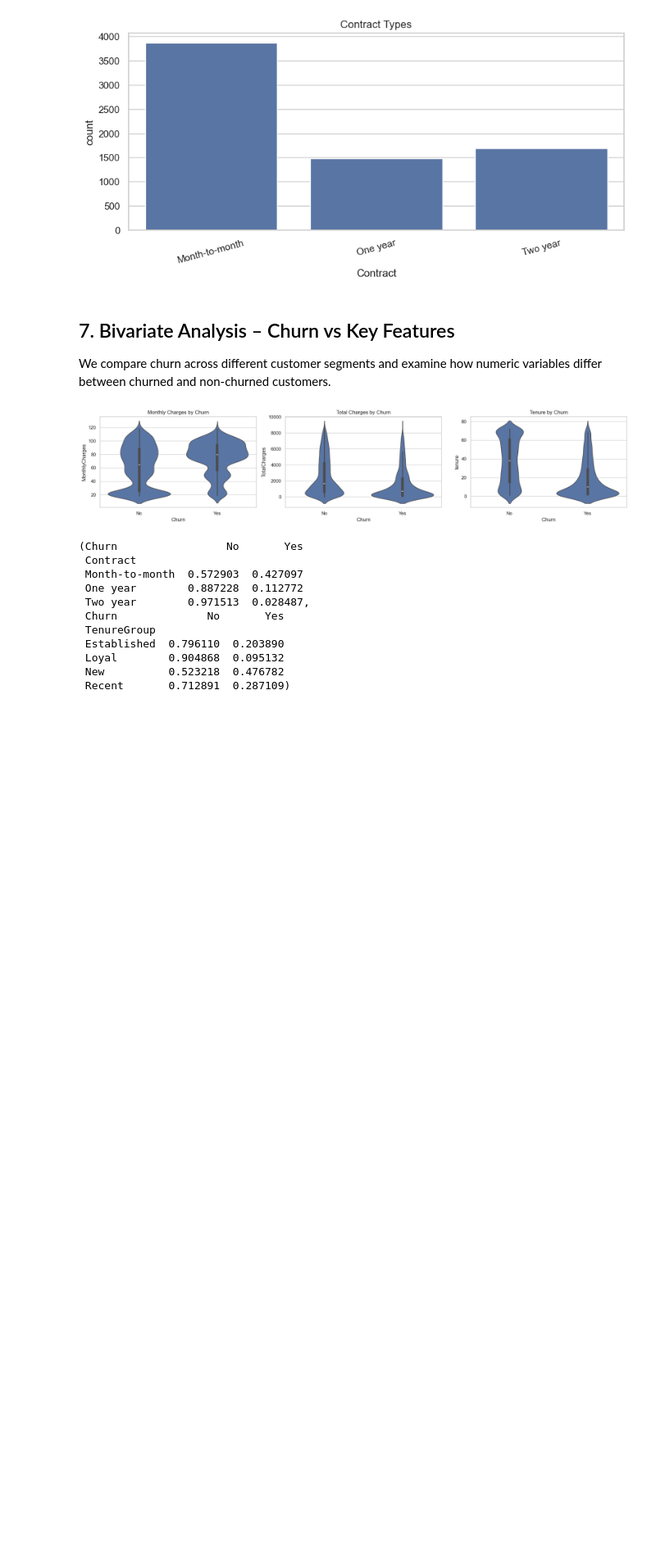
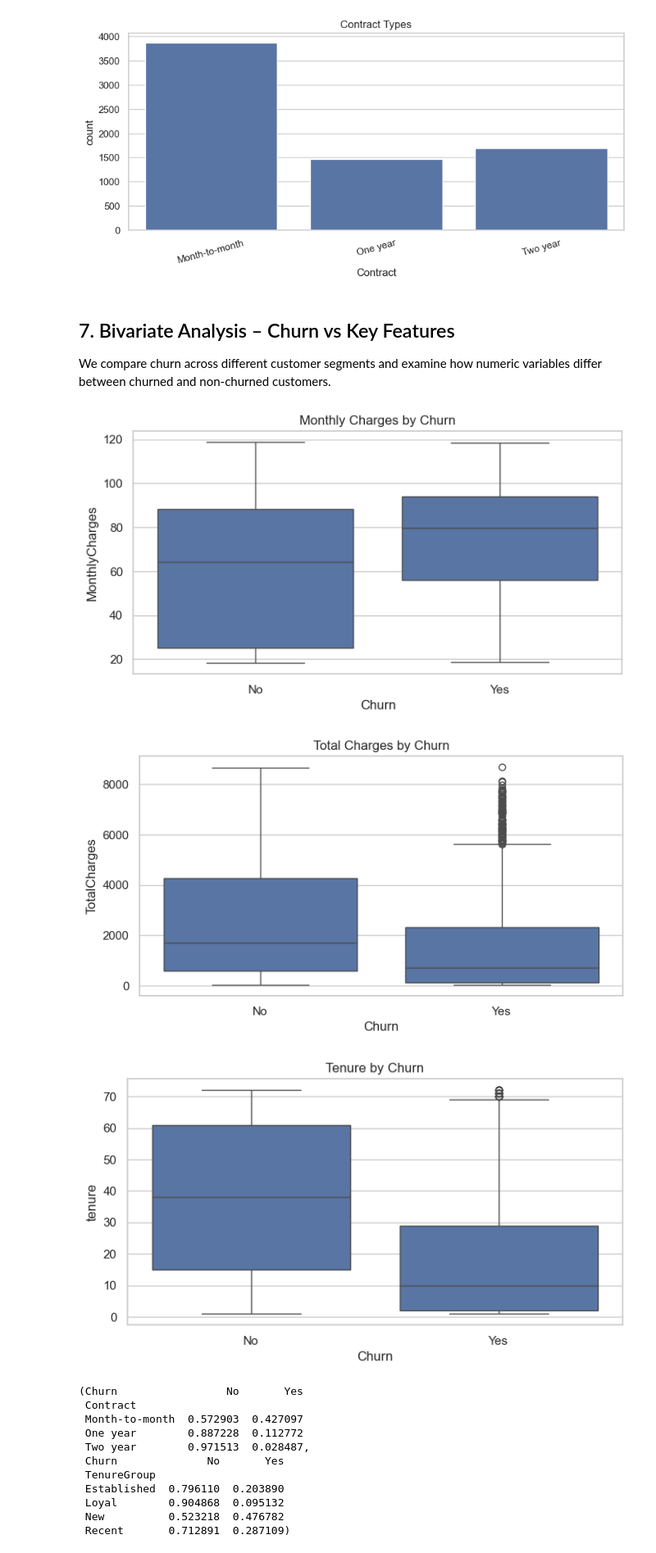
Before and after one commit to Anandsalimath/telecom_churn_EDA, a Jupyter notebook: EDA_Telco_Customer_Churn_Group3.ipynb, the cells around one changed output. Shown at 82% size. Drawn from its saved outputs; the diff is of its cells as text; code cells hidden in the pictures; blank space fills up the shorter version.

```diff
--- a/EDA_Telco_Customer_Churn_Group3.ipynb
+++ b/EDA_Telco_Customer_Churn_Group3.ipynb
@@ -21,7 +21,7 @@ pd.set_option("display.max_columns", 50)
 We load the Telco Customer Churn CSV file into a pandas DataFrame, check basic structure, and describe the key variables such as demographics, services, billing information, and the churn flag.
 # %%
 # Load the Telco Customer Churn dataset
-file_path = "WA_Fn-UseC_-Telco-Customer-Churn.csv"
+file_path = "Telco-Customer-Churn.csv"
 df = pd.read_csv(file_path)
 
 # Basic checks
@@ -172,6 +179,5 @@ missing_total.head(), missing_total.shape
 # %%
-# Handle missing TotalCharges by dropping those few rows (alternative: impute)
-df = df.dropna(subset=["TotalCharges"]).copy()
+df = df.dropna(subset=["TotalCharges"])
 df.shape
 # %% [output]
 (7032, 21)
@@ -241,0 +239,13 @@ outliers_monthly, outliers_total
+# %%
+def detect_outliers_iqr(data: pd.Series) -> pd.Series:
+    q1 = data.quantile(0.25)
+    q3 = data.quantile(0.75)
+    iqr = q3 - q1
+    lower = q1 - 1.5 * iqr
+    upper = q3 + 1.5 * iqr
+    return (data < lower) | (data > upper)
+
+outliers_monthly = detect_outliers_iqr(df["MonthlyCharges"]).sum()
+outliers_total = detect_outliers_iqr(df["TotalCharges"]).sum()
+tenure = detect_outliers_iqr(df["tenure"]).sum()
+outliers_monthly, outliers_total, tenure
@@ -275,11 +304,8 @@ df["ChurnFlag"].value_counts(), df["TenureGroup"].value_counts()
 # %%
 # UDF example: count number of subscribed services per customer
 def count_services(row: pd.Series) -> int:
-    count = 0
-    for col in service_cols:
-        if row[col] == "Yes":
-            count += 1
-    return count
+    return sum(1 for col in service_cols if row[col] == "Yes")
+
 
 df["ServiceCount"] = df.apply(count_services, axis=1)
 
@@ -377,20 +413,24 @@ plt.show()
 We compare churn across different customer segments and examine how numeric variables differ between churned and non-churned customers.
 # %%
 # Numeric variables vs churn (violin plots)
-fig, axes = plt.subplots(1, 3, figsize=(18, 4))
-sns.violinplot(x="Churn", y="MonthlyCharges", data=df, ax=axes[0])
-axes[0].set_title("Monthly Charges by Churn")
+plt.figure(figsize=(8, 4))
+sns.boxplot(x="Churn", y="MonthlyCharges", data=df)
+plt.title("Monthly Charges by Churn")
+plt.show()
 
-sns.violinplot(x="Churn", y="TotalCharges", data=df, ax=axes[1])
-axes[1].set_title("Total Charges by Churn")
+plt.figure(figsize=(8, 4))
+sns.boxplot(x="Churn", y="TotalCharges", data=df)
+plt.title("Total Charges by Churn")
+plt.show()
 
-sns.violinplot(x="Churn", y="tenure", data=df, ax=axes[2])
-axes[2].set_title("Tenure by Churn")
-
-plt.tight_layout()
+plt.figure(figsize=(8, 4))
+sns.boxplot(x="Churn", y="tenure", data=df)
+plt.title("Tenure by Churn")
 plt.show()
 # %% [output]
-[figure, old version]
+[figure, new version]
+[figure, added]
+[figure, added]
 # %%
 # Categorical features vs churn (proportions)
 def churn_rate_by_category(column: str) -> pd.DataFrame:
```
Also changed, not shown: parts of 29 cells of this notebook, 3 other files.
